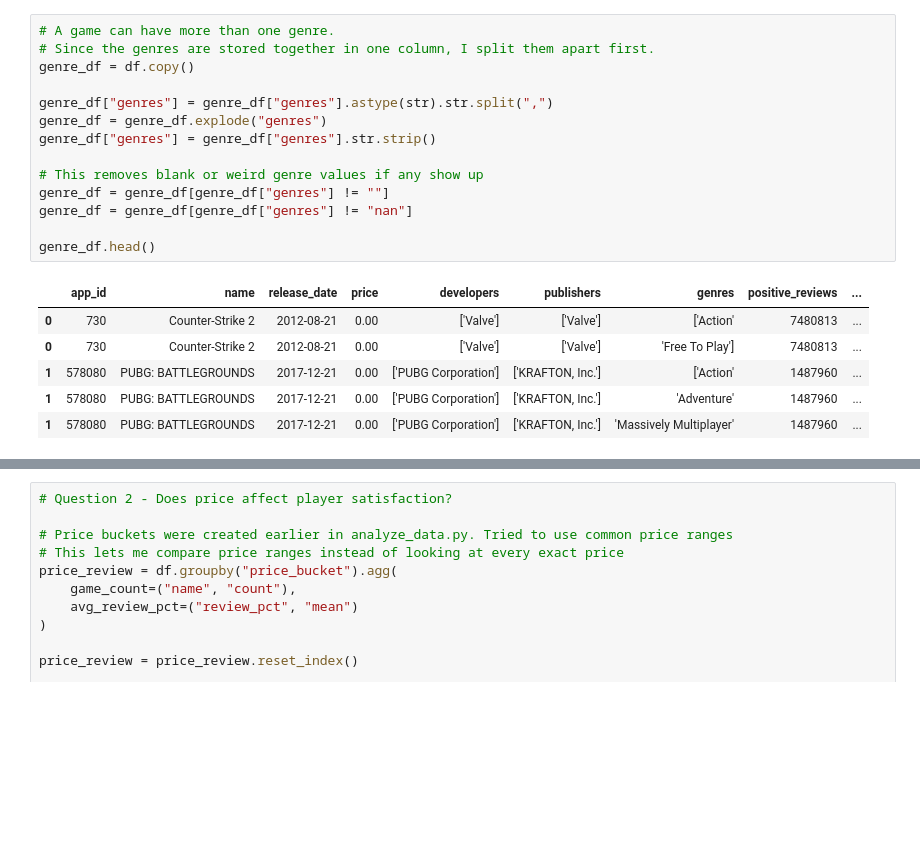
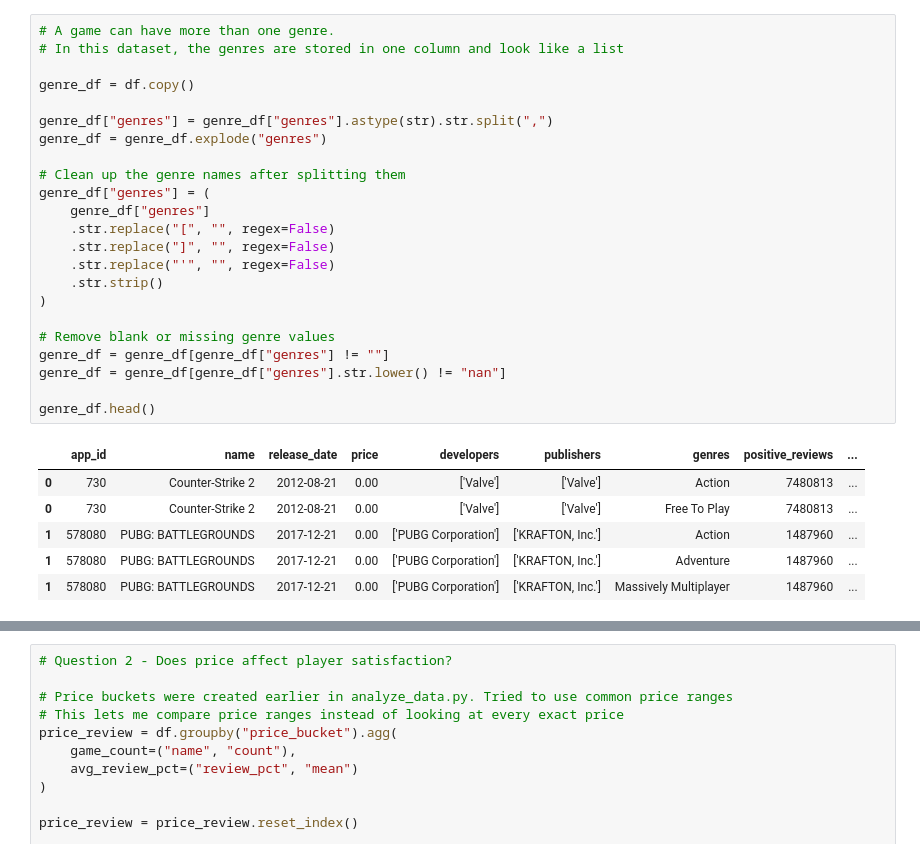
Before and after one commit to rossmilleraz/steam-game-analysis, a Jupyter notebook: notebooks/steam_eda.ipynb, the cells around one changed output, grey strips where cells are left out. Cells and saved outputs as stored; diff of their text form; blank space fills up the shorter version.

```diff
--- a/notebooks/steam_eda.ipynb
+++ b/notebooks/steam_eda.ipynb
@@ -67,25 +67,34 @@ price_bucket                     0
 dtype: int64
 # %%
 # A game can have more than one genre.
-# Since the genres are stored together in one column, I split them apart first.
+# In this dataset, the genres are stored in one column and look like a list
+
 genre_df = df.copy()
 
 genre_df["genres"] = genre_df["genres"].astype(str).str.split(",")
 genre_df = genre_df.explode("genres")
-genre_df["genres"] = genre_df["genres"].str.strip()
 
-# This removes blank or weird genre values if any show up
+# Clean up the genre names after splitting them
+genre_df["genres"] = (
+    genre_df["genres"]
+    .str.replace("[", "", regex=False)
+    .str.replace("]", "", regex=False)
+    .str.replace("'", "", regex=False)
+    .str.strip()
+)
+
+# Remove blank or missing genre values
 genre_df = genre_df[genre_df["genres"] != ""]
-genre_df = genre_df[genre_df["genres"] != "nan"]
+genre_df = genre_df[genre_df["genres"].str.lower() != "nan"]
 
 genre_df.head()
 # %% [output]
 |  | app_id | name | release_date | price | developers | publishers | genres | positive_reviews | ... |
-| 0 | 730 | Counter-Strike 2 | 2012-08-21 | 0.00 | ['Valve'] | ['Valve'] | ['Action' | 7480813 | ... |
-| 0 | 730 | Counter-Strike 2 | 2012-08-21 | 0.00 | ['Valve'] | ['Valve'] | 'Free To Play'] | 7480813 | ... |
-| 1 | 578080 | PUBG: BATTLEGROUNDS | 2017-12-21 | 0.00 | ['PUBG Corporation'] | ['KRAFTON, Inc.'] | ['Action' | 1487960 | ... |
-| 1 | 578080 | PUBG: BATTLEGROUNDS | 2017-12-21 | 0.00 | ['PUBG Corporation'] | ['KRAFTON, Inc.'] | 'Adventure' | 1487960 | ... |
-| 1 | 578080 | PUBG: BATTLEGROUNDS | 2017-12-21 | 0.00 | ['PUBG Corporation'] | ['KRAFTON, Inc.'] | 'Massively Multiplayer' | 1487960 | ... |
+| 0 | 730 | Counter-Strike 2 | 2012-08-21 | 0.00 | ['Valve'] | ['Valve'] | Action | 7480813 | ... |
+| 0 | 730 | Counter-Strike 2 | 2012-08-21 | 0.00 | ['Valve'] | ['Valve'] | Free To Play | 7480813 | ... |
+| 1 | 578080 | PUBG: BATTLEGROUNDS | 2017-12-21 | 0.00 | ['PUBG Corporation'] | ['KRAFTON, Inc.'] | Action | 1487960 | ... |
+| 1 | 578080 | PUBG: BATTLEGROUNDS | 2017-12-21 | 0.00 | ['PUBG Corporation'] | ['KRAFTON, Inc.'] | Adventure | 1487960 | ... |
+| 1 | 578080 | PUBG: BATTLEGROUNDS | 2017-12-21 | 0.00 | ['PUBG Corporation'] | ['KRAFTON, Inc.'] | Massively Multiplayer | 1487960 | ... |
 # %%
 # Questions 1 - Which genres receive the highest review scores?
 
```
Also changed, not shown: parts of 4 cells of this notebook.
